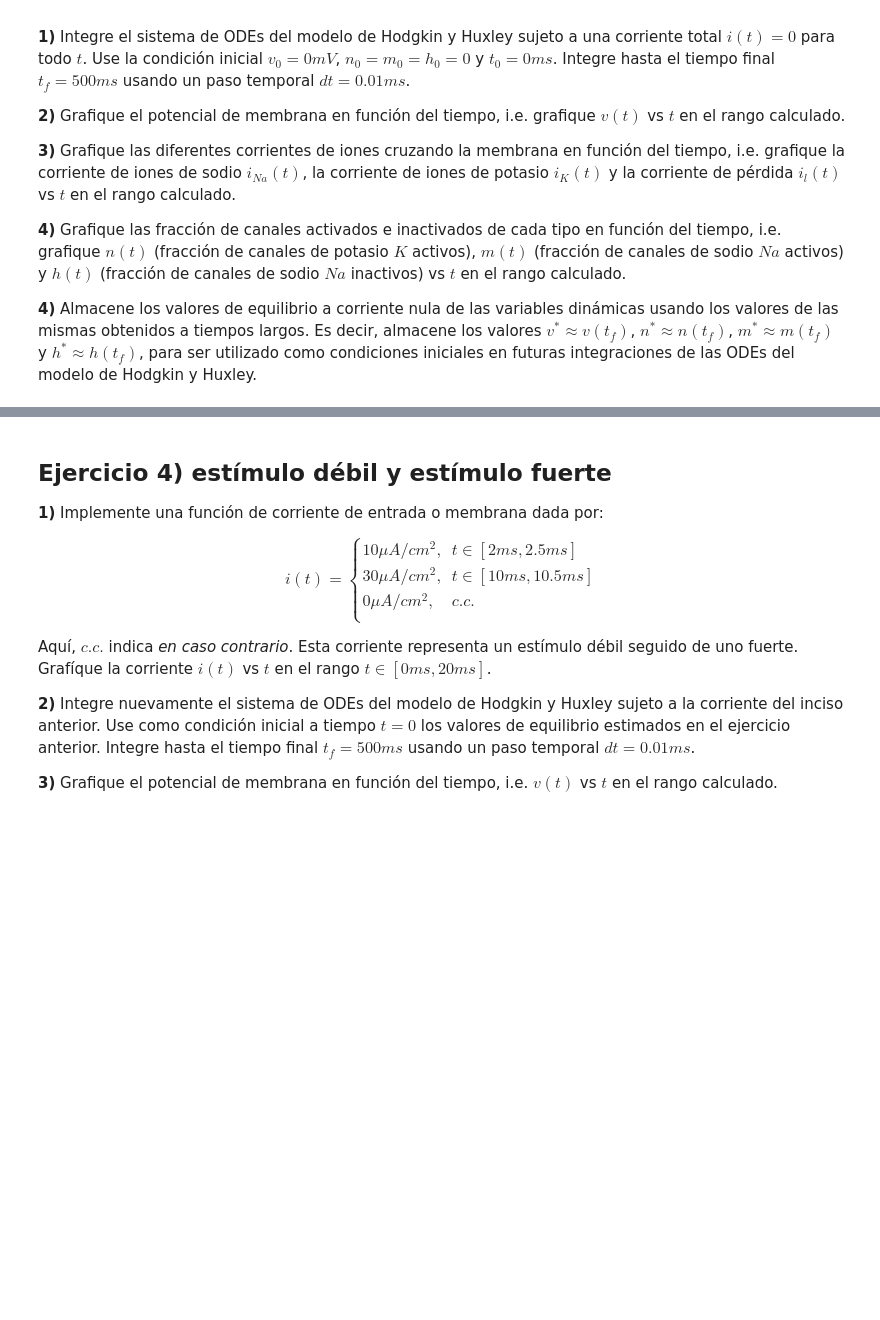
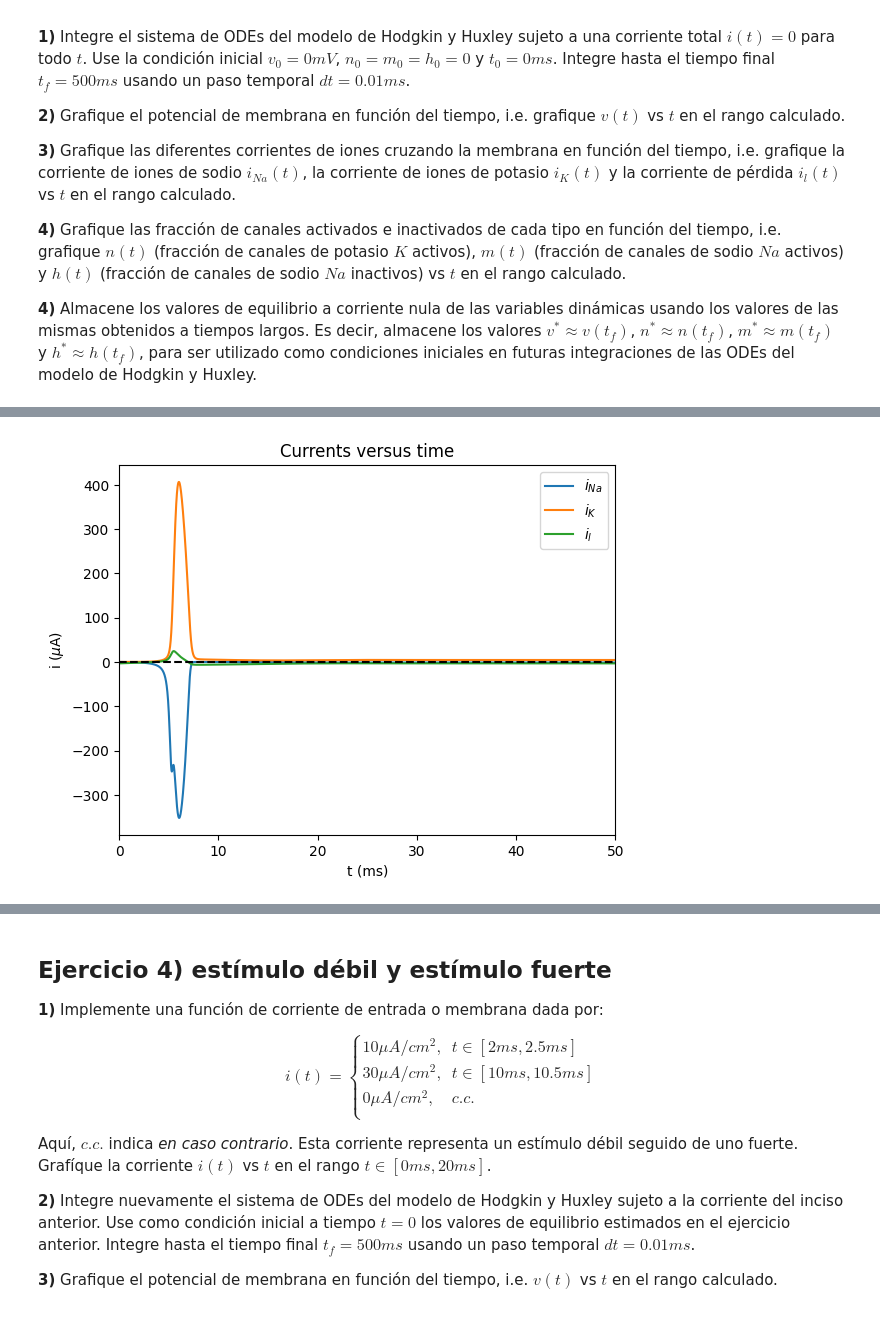
Before and after one commit to kevmansilla/redes-neuronales-trabajos, a Jupyter notebook: redes-neuronales-2024-guia-8.ipynb, the cells around one changed output, grey strips where cells are left out. Drawn from its saved outputs; the diff is of its cells as text; code cells hidden in the pictures; blank space fills up the shorter version.

```diff
--- a/redes-neuronales-2024-guia-8.ipynb
+++ b/redes-neuronales-2024-guia-8.ipynb
@@ -458,0 +506,25 @@ plt.show()
+# %%
+# 3.3)
+
+ina_valores = list(map(lambda x: ina(x, params), w.T))
+ik_valores = list(map(lambda x: ik(x, params), w.T))
+il_valores = list(map(lambda x: il(x, params), w.T))
+# %%
+corrientes = [ina_valores, ik_valores, il_valores]
+etiquetas = ['$i_{Na}$', '$i_{K}$', '$i_{l}$']
+
+for idx, corriente in enumerate(corrientes):
+    plt.plot(t, corriente, label=etiquetas[idx])
+
+plt.axhline(y=0, color='k', linestyle='--')
+
+plt.xlim(0, 50)
+
+plt.xlabel('t (ms)')
+plt.ylabel('i ($\mu$A)')
+plt.legend()
+plt.title('Currents versus time')
+
+plt.show()
+# %% [output]
+[figure, added]
```
Also changed, not shown: parts of 11 cells of this notebook.
